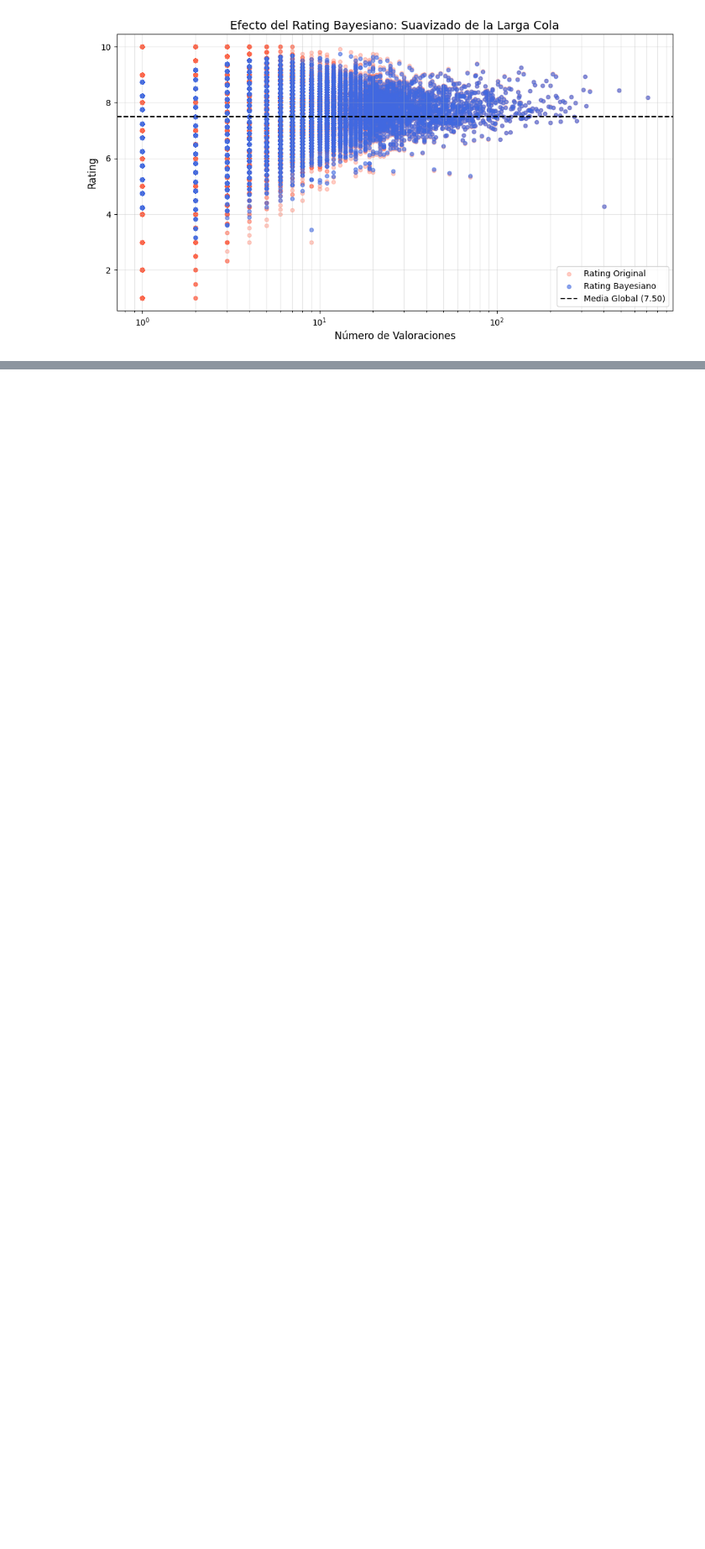
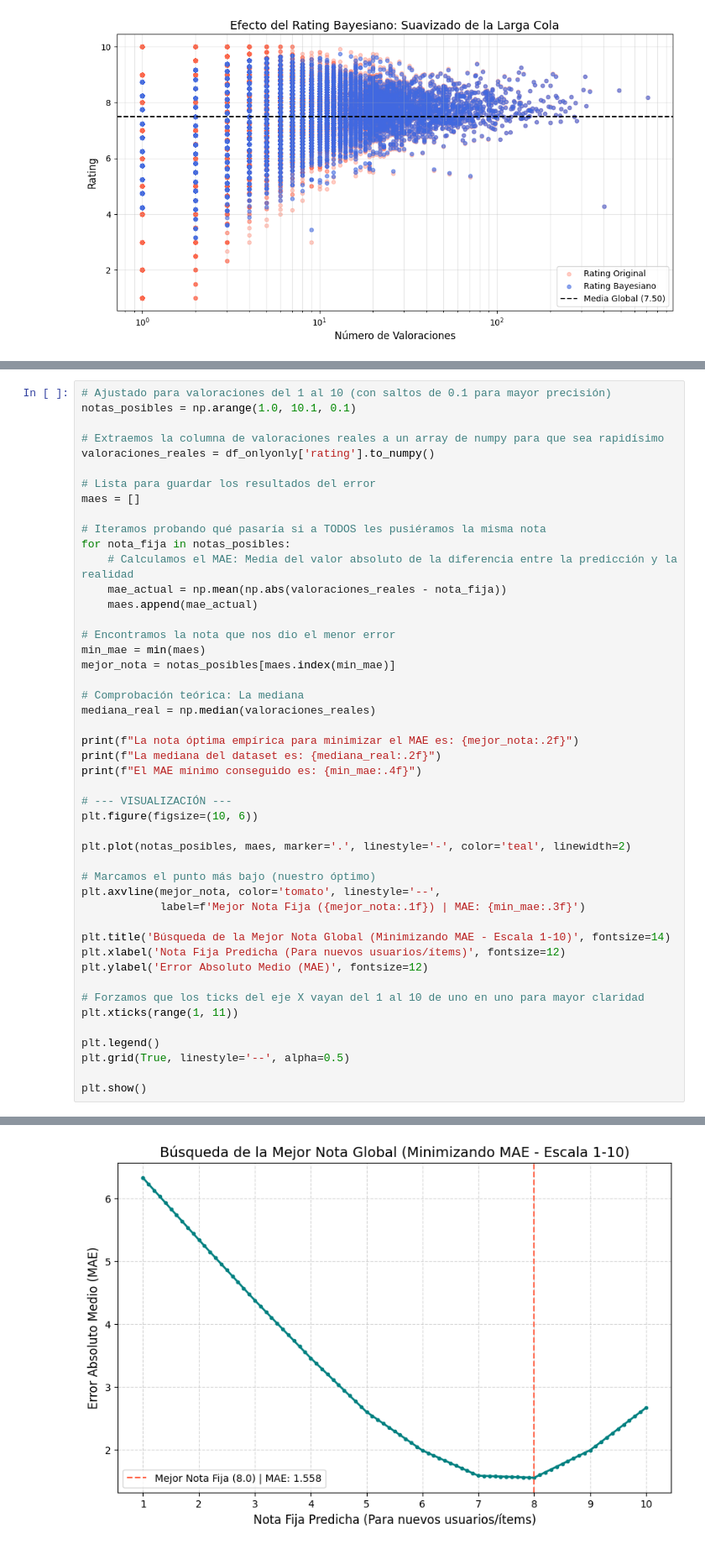
Before and after one commit to yabol02/recommender_systems, a Jupyter notebook: notebooks/eda_collaborative_filtering.ipynb, the cells around one changed output, grey strips where cells are left out. Shown at 84% size. Drawn from its saved outputs; the diff is of its cells as text; blank space fills up the shorter version.

```diff
--- a/notebooks/eda_collaborative_filtering.ipynb
+++ b/notebooks/eda_collaborative_filtering.ipynb
@@ -524,0 +617,48 @@ plt.show()
+# %%
+# Ajustado para valoraciones del 1 al 10 (con saltos de 0.1 para mayor precisión)
+notas_posibles = np.arange(1.0, 10.1, 0.1)
+
+# Extraemos la columna de valoraciones reales a un array de numpy para que sea rapidísimo
+valoraciones_reales = df_onlyonly['rating'].to_numpy()
+
+# Lista para guardar los resultados del error
+maes = []
+
+# Iteramos probando qué pasaría si a TODOS les pusiéramos la misma nota
+for nota_fija in notas_posibles:
+    # Calculamos el MAE: Media del valor absoluto de la diferencia entre la predicción y la realidad
+    mae_actual = np.mean(np.abs(valoraciones_reales - nota_fija))
+    maes.append(mae_actual)
+
+# Encontramos la nota que nos dio el menor error
+min_mae = min(maes)
+mejor_nota = notas_posibles[maes.index(min_mae)]
+
+# Comprobación teórica: La mediana
+mediana_real = np.median(valoraciones_reales)
+
+print(f"La nota óptima empírica para minimizar el MAE es: {mejor_nota:.2f}")
+print(f"La mediana del dataset es: {mediana_real:.2f}")
+print(f"El MAE mínimo conseguido es: {min_mae:.4f}")
+
+# --- VISUALIZACIÓN ---
+plt.figure(figsize=(10, 6))
+
+plt.plot(notas_posibles, maes, marker='.', linestyle='-', color='teal', linewidth=2)
+
+# Marcamos el punto más bajo (nuestro óptimo)
+plt.axvline(mejor_nota, color='tomato', linestyle='--',
+            label=f'Mejor Nota Fija ({mejor_nota:.1f}) | MAE: {min_mae:.3f}')
+
+plt.title('Búsqueda de la Mejor Nota Global (Minimizando MAE - Escala 1-10)', fontsize=14)
+plt.xlabel('Nota Fija Predicha (Para nuevos usuarios/ítems)', fontsize=12)
+plt.ylabel('Error Absoluto Medio (MAE)', fontsize=12)
+
+# Forzamos que los ticks del eje X vayan del 1 al 10 de uno en uno para mayor claridad
+plt.xticks(range(1, 11))
+
+plt.legend()
+plt.grid(True, linestyle='--', alpha=0.5)
+
+plt.show()
+# %% [output]
@@ -524,0 +668 @@ plt.show()
+[figure, added]
```
Also changed, not shown: parts of 19 cells of this notebook, 2 other files.
